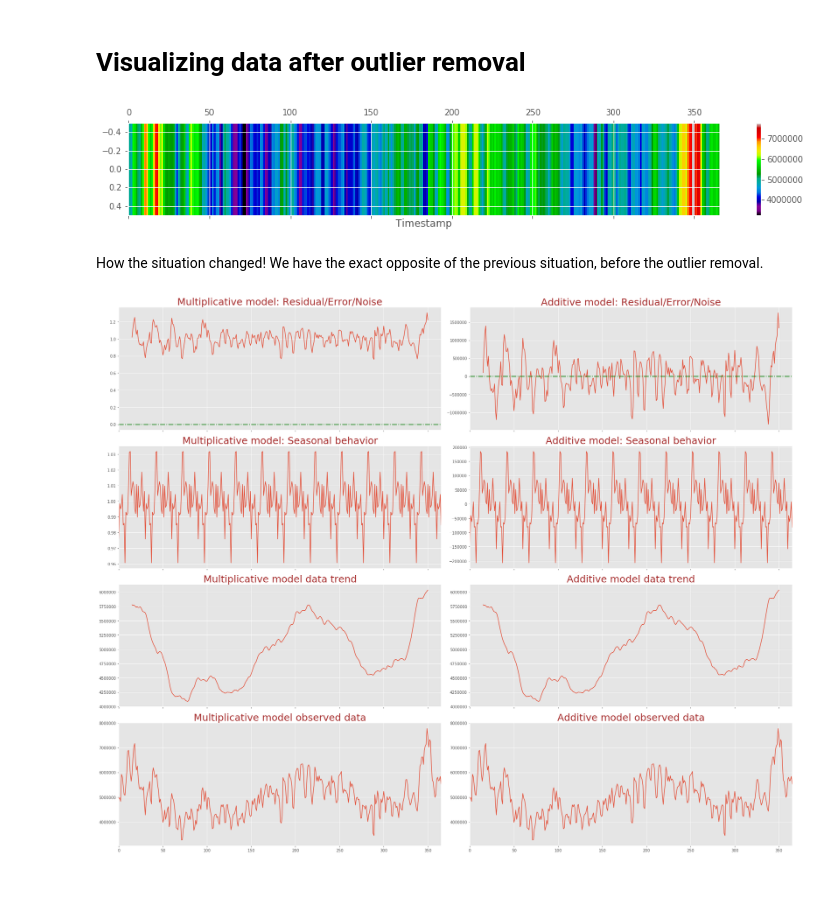
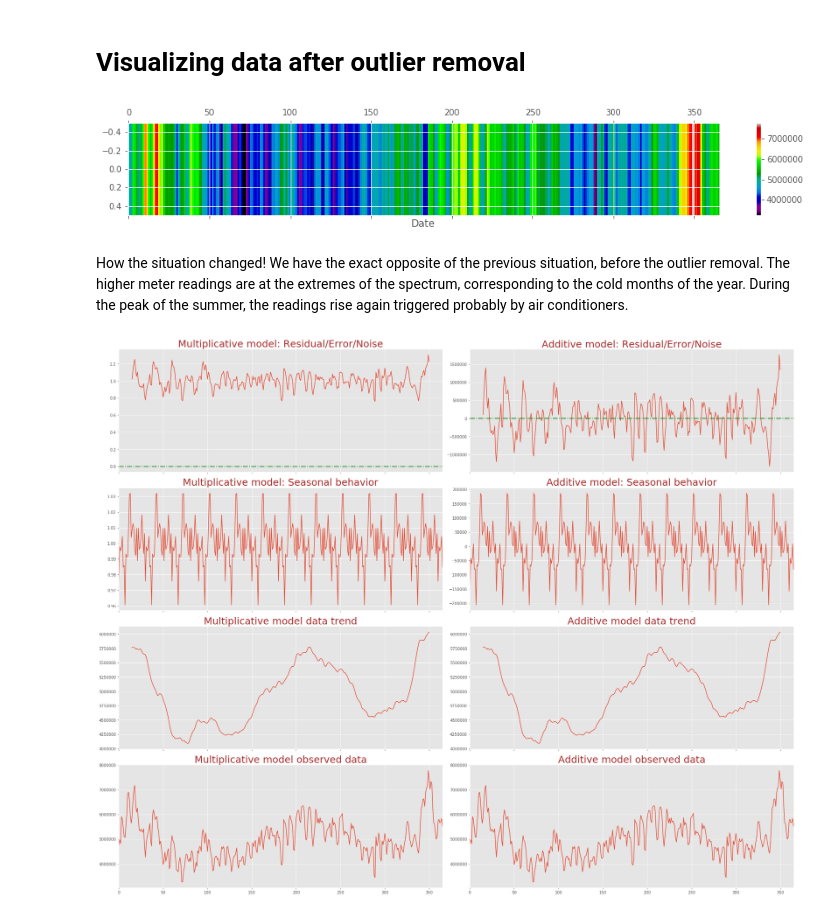
Before and after one commit to dmculiac/A-Kaggle-Prize-Money-Competition, a Jupyter notebook: A Kaggle Prize Money Competition.ipynb, the cells around one changed output. Cells and saved outputs as stored; diff of their text form; code cells hidden in the pictures; blank space fills up the shorter version.

```diff
--- a/A Kaggle Prize Money Competition.ipynb
+++ b/A Kaggle Prize Money Competition.ipynb
@@ -314,10 +378,12 @@ train_df['meter'] = pd.Categorical(train_df['meter']).rename_categories({0: 'ele
 
 # rename dataframes
 daily_train = train_df.copy()
-daily_train = daily_train.groupby(['timestamp', 'building_id', 'meter']).sum()
+#daily_train = daily_train.groupby(['timestamp', 'building_id', 'meter']).sum()
+daily_train = daily_train.groupby(['date', 'building_id', 'meter']).sum()
 
 # Aggregate data for all buildings on a daily basis at the meter level
-daily_train_agg = daily_train.groupby(['timestamp', 'meter']).agg(['sum', 'mean', 'idxmax', 'max'])# 'idxmax' + DataFrame version of ndarray.argmax
+#daily_train_agg = daily_train.groupby(['timestamp', 'meter']).agg(['sum', 'mean', 'idxmax', 'max'])# 'idxmax' = DataFrame version of ndarray.argmax
+daily_train_agg = daily_train.groupby(['date', 'meter']).agg(['sum', 'mean', 'idxmax', 'max'])
 
 daily_train_agg = daily_train_agg.reset_index()
 
@@ -553,19 +627,20 @@ Dropped rows due to outliers: 589640
 # %% [markdown]
 # Visualizing data after outlier removal
 # %%
-ts=train_df.groupby(["timestamp"])["meter_reading"].sum()
+#ts=train_df.groupby(["timestamp"])["meter_reading"].sum()
+ts=train_df.groupby(["date"])["meter_reading"].sum()
 ts.astype('float')
 
 df = pd.DataFrame(ts).T
 
 plt.matshow(df, interpolation=None, aspect='auto', cmap=plt.cm.nipy_spectral)
-plt.xlabel('Timestamp')
+plt.xlabel('Date')
 plt.colorbar()
 plt.show()
 # %% [output]
-[figure, old version]
+[figure, new version]
 # %% [markdown]
-How the situation changed! We have the exact opposite of the previous situation, before the outlier removal.
+How the situation changed! We have the exact opposite of the previous situation, before the outlier removal. The higher meter readings are at the extremes of the spectrum, corresponding to the cold months of the year. During the peak of the summer, the readings rise again triggered probably by air conditioners.
 # %%
 # Multiplicative model
 s1 = sm.tsa.seasonal_decompose(ts.values,freq=30,model="multiplicative")
```
Also changed, not shown: parts of 31 cells of this notebook.
